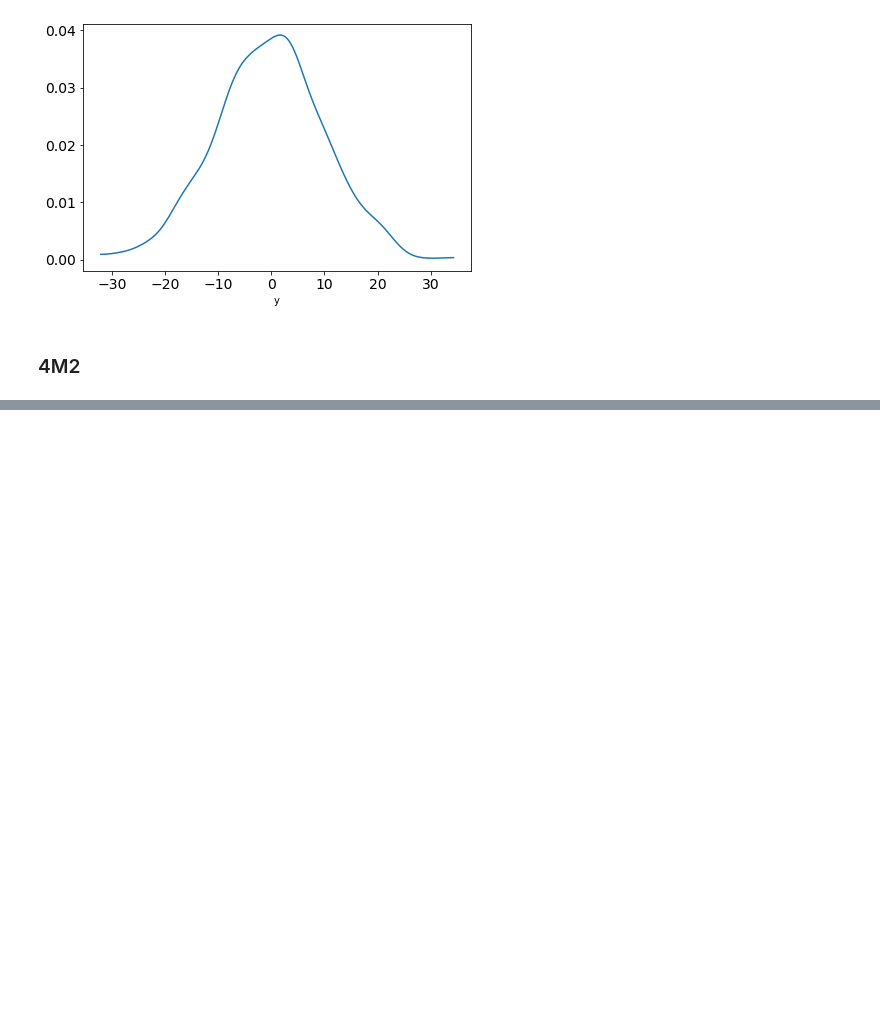
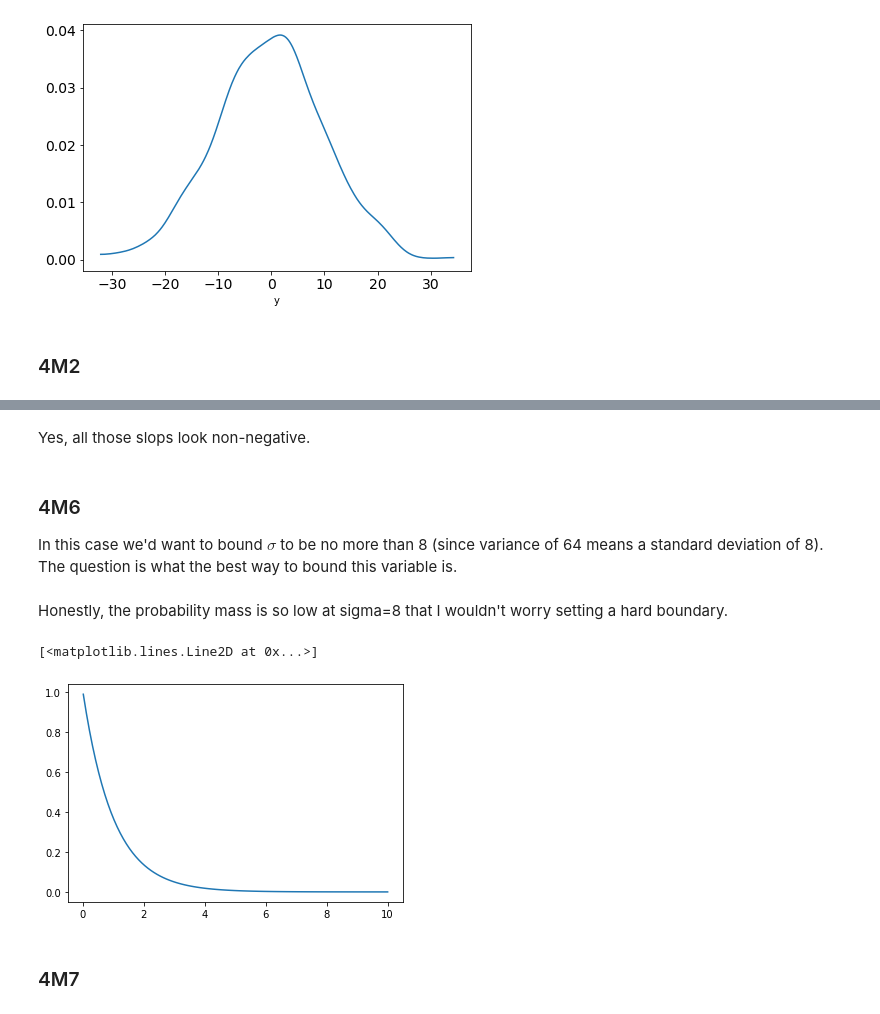
Before and after one commit to oadams/oadams.github.io, a Jupyter notebook: statistical_rethinking_solutions/ch4.ipynb, the cells around one changed output, grey strips where cells are left out. Saved outputs shown, nothing was run; the diff lists cells and outputs as text; code cells hidden in the pictures; blank space fills up the shorter version.

```diff
--- a/statistical_rethinking_solutions/ch4.ipynb
+++ b/statistical_rethinking_solutions/ch4.ipynb
@@ -42,0 +119,16 @@ Text(0.5, 0, 'y')
+# %% [markdown]
+Yes, all those slops look non-negative.
+# %% [markdown]
+### 4M6
+
+In this case we'd want to bound $\sigma$ to be no more than 8 (since variance of 64 means a standard deviation of 8). The question is what the best way to bound this variable is.
+# %% [markdown]
+Honestly, the probability mass is so low at sigma=8 that I wouldn't worry setting a hard boundary.
+# %%
+x = np.linspace(0.01,10, num=100)
+plt.plot(x, stats.expon.pdf(x))
+# %% [output]
+[<matplotlib.lines.Line2D at 0x...>]
+[figure, added]
+# %% [markdown]
+### 4M7
```
Also changed, not shown: parts of 24 cells of this notebook.
